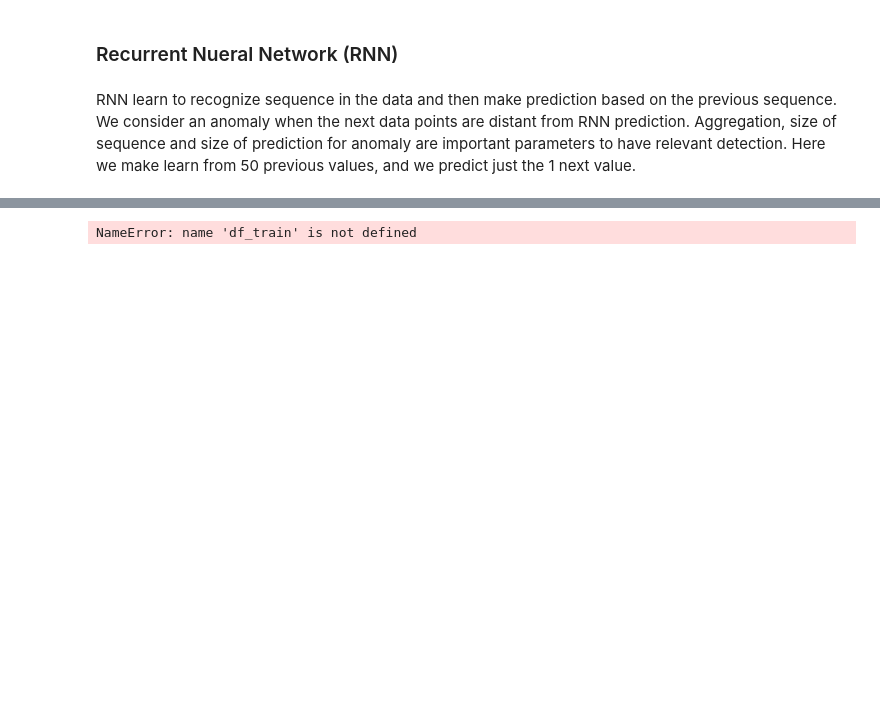
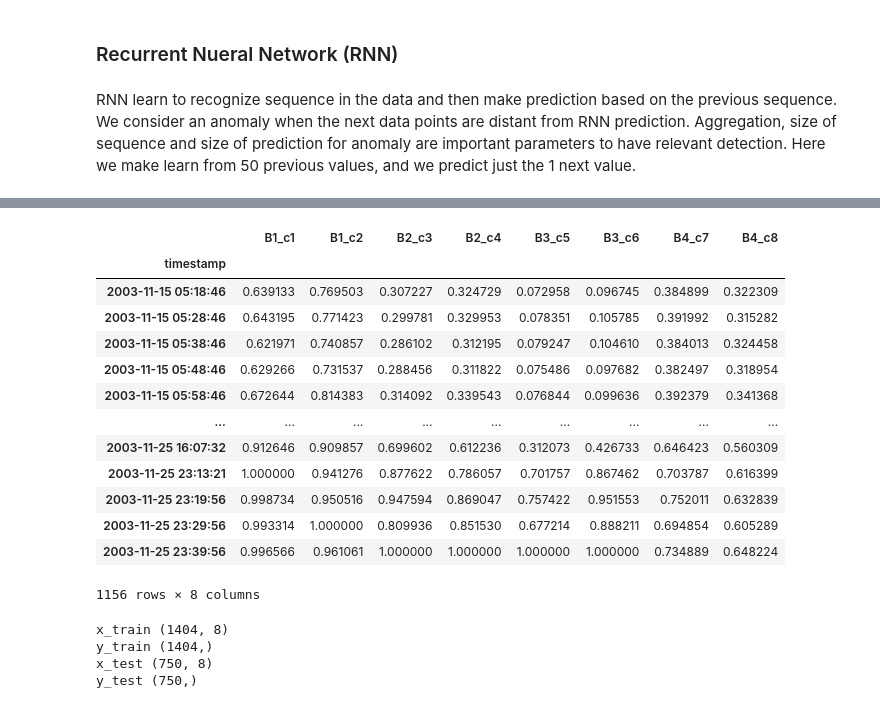
Before and after one commit to 3minuterecord/predictiveMaintenancePortfolio, a Jupyter notebook: Predictive Maintenance.ipynb, the cells around one changed output, grey strips where cells are left out. Cells and saved outputs as stored; diff of their text form; code cells hidden in the pictures; blank space fills up the shorter version.

```diff
--- a/Predictive Maintenance.ipynb
+++ b/Predictive Maintenance.ipynb
@@ -734,17 +753,38 @@ Here we make learn from 50 previous values, and we predict just the 1 next value
+# %%
+df_test
+# %% [output]
+|  | B1_c1 | B1_c2 | B2_c3 | B2_c4 | B3_c5 | B3_c6 | B4_c7 | B4_c8 |
+| timestamp |  |  |  |  |  |  |  |  |
+| 2003-11-15 05:18:46 | 0.639133 | 0.769503 | 0.307227 | 0.324729 | 0.072958 | 0.096745 | 0.384899 | 0.322309 |
+| 2003-11-15 05:28:46 | 0.643195 | 0.771423 | 0.299781 | 0.329953 | 0.078351 | 0.105785 | 0.391992 | 0.315282 |
+| 2003-11-15 05:38:46 | 0.621971 | 0.740857 | 0.286102 | 0.312195 | 0.079247 | 0.104610 | 0.384013 | 0.324458 |
+| 2003-11-15 05:48:46 | 0.629266 | 0.731537 | 0.288456 | 0.311822 | 0.075486 | 0.097682 | 0.382497 | 0.318954 |
+| 2003-11-15 05:58:46 | 0.672644 | 0.814383 | 0.314092 | 0.339543 | 0.076844 | 0.099636 | 0.392379 | 0.341368 |
+| ... | ... | ... | ... | ... | ... | ... | ... | ... |
+| 2003-11-25 16:07:32 | 0.912646 | 0.909857 | 0.699602 | 0.612236 | 0.312073 | 0.426733 | 0.646423 | 0.560309 |
+| 2003-11-25 23:13:21 | 1.000000 | 0.941276 | 0.877622 | 0.786057 | 0.701757 | 0.867462 | 0.703787 | 0.616399 |
+| 2003-11-25 23:19:56 | 0.998734 | 0.950516 | 0.947594 | 0.869047 | 0.757422 | 0.951553 | 0.752011 | 0.632839 |
+| 2003-11-25 23:29:56 | 0.993314 | 1.000000 | 0.809936 | 0.851530 | 0.677214 | 0.888211 | 0.694854 | 0.605289 |
+| 2003-11-25 23:39:56 | 0.996566 | 0.961061 | 1.000000 | 1.000000 | 1.000000 | 1.000000 | 0.734889 | 0.648224 |
+1156 rows × 8 columns
 # %%
+data_n = df_scaled
+
 # important parameters and train/test size
 prediction_time = 1
 testdatasize = 700
 unroll_length = 50 # consider n last datapoints (this will be sequence length)
 testdatacut = testdatasize + unroll_length  + 1
 
+pred_chan = 'B3_c5'
+
 # train data
-x_train = df_train[0:-prediction_time-testdatacut].values
-y_train = df_train[prediction_time:-testdatacut].values
+x_train = df_scaled[0:-prediction_time-testdatacut].values
+y_train = df_scaled[prediction_time:-testdatacut][pred_chan].values
 
 # test data
-x_test = df_test[0-testdatacut:-prediction_time].values
-y_test = df_test[prediction_time-testdatacut:].values
+x_test = df_scaled[0-testdatacut:-prediction_time].values
+y_test = df_scaled[prediction_time-testdatacut:][pred_chan].values
 
 # See the shape
 print("x_train", x_train.shape)
@@ -752,7 +792,10 @@ print("y_train", y_train.shape)
 print("x_test", x_test.shape)
 print("y_test", y_test.shape)
 # %% [output]
-NameError: name 'df_train' is not defined
+x_train (1404, 8)
+y_train (1404,)
+x_test (750, 8)
+y_test (750,)
 # %%
 #unroll: create sequence of 50 previous data points for each data points
 def unroll(data, sequence_length = 24):
```
Also changed, not shown: parts of 35 cells of this notebook, 1 other file.
